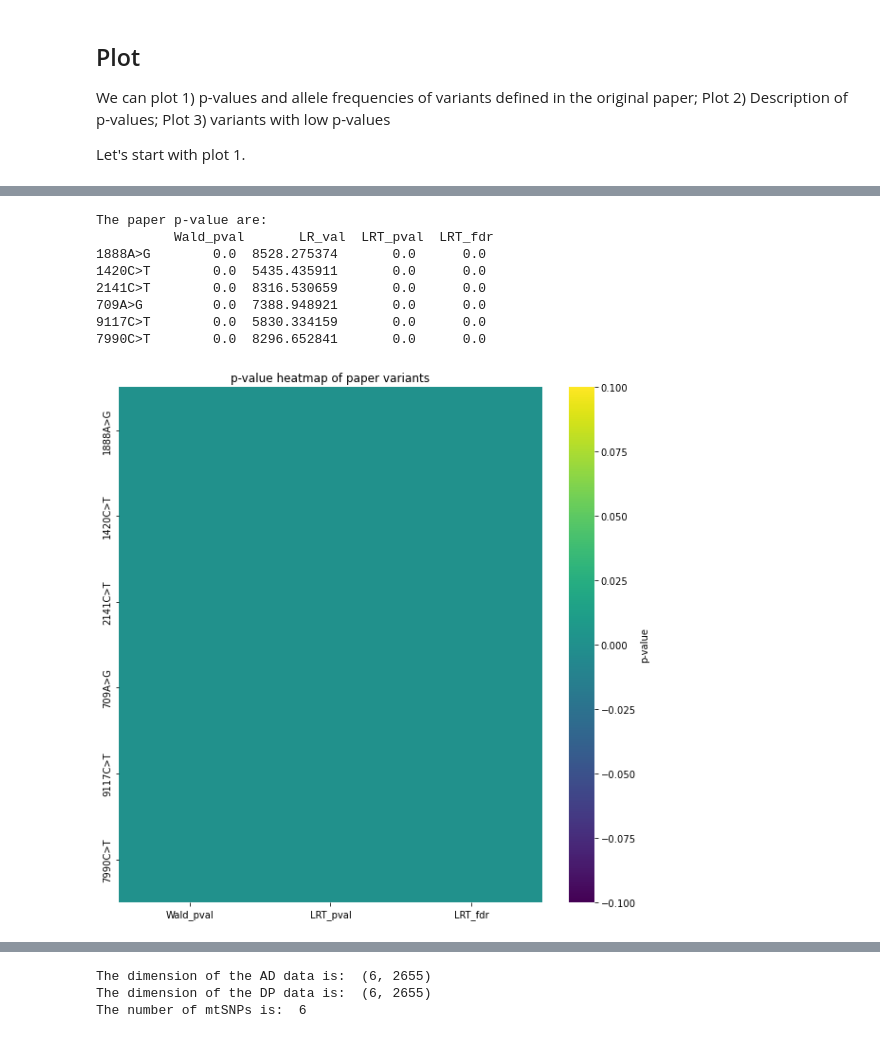
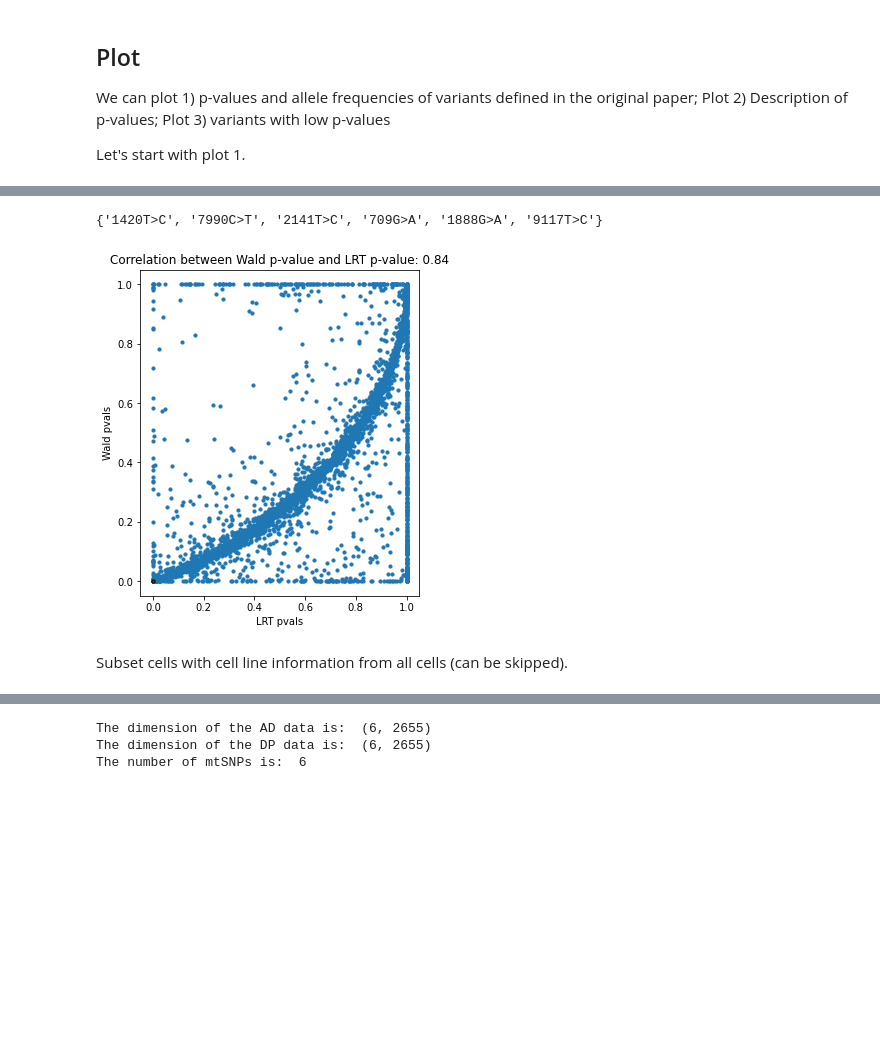
Before and after one commit to linxy29/civet_analysis, a Jupyter notebook: civet_k562bt142_extractVariant.ipynb, the cells around one changed output, grey strips where cells are left out. Cells and saved outputs as stored; diff of their text form; code cells hidden in the pictures; blank space fills up the shorter version.

```diff
--- a/k562_bt142_plots.ipynb
+++ b/civet_k562bt142_extractVariant.ipynb
@@ -110,23 +127,24 @@ The first 10 paper index are:  [1102, 735, 1355, 28, 6654, 5825]
-# %%
-paper_pval = res.iloc[paper_pval_index]
-print("The paper p-value are: \n", paper_pval.head(10))
-## plot the p-value heatmap
-plt.figure(figsize=(10, 10))
-sns.heatmap(paper_pval.drop('LR_val', axis=1), cmap='viridis', cbar_kws={'label': 'p-value'})
-plt.title("p-value heatmap of paper variants")
-## save the plot
-plt.savefig(output_folder + "paperVariants_pval_heatmap.svg", format='svg')
-plt.show()
-# %% [output]
-The paper p-value are:
-          Wald_pval       LR_val  LRT_pval  LRT_fdr
-1888A>G        0.0  8528.275374       0.0      0.0
-1420C>T        0.0  5435.435911       0.0      0.0
-2141C>T        0.0  8316.530659       0.0      0.0
-709A>G         0.0  7388.948921       0.0      0.0
-9117C>T        0.0  5830.334159       0.0      0.0
-7990C>T        0.0  8296.652841       0.0      0.0
-[figure, removed]
+# %%
+print(paper_variants)
+# %% [output]
+{'1420T>C', '7990C>T', '2141T>C', '709G>A', '1888G>A', '9117T>C'}
+# %%
+#candidate_res = res[(res['Wald_pval'] <= 0.05) & (res['LRT_pval'] <= 0.05)]
+selected_rows = res[res.index.isin(paper_variants)]
+
+plt.figure(figsize=(5, 6))
+plt.scatter(x=res['LRT_pval'], y=res['Wald_pval'], s=10)
+plt.scatter(selected_rows['LRT_pval'], selected_rows['Wald_pval'], s=10, label='Selected Variants', color='red', edgecolors='black')
+plt.xlabel('LRT pvals')
+plt.ylabel('Wald pvals')
+correlation = res['LRT_pval'].corr(res['Wald_pval'])
+plt.title(f'Correlation between Wald p-value and LRT p-value: {correlation:.2f}')
+plt.savefig(output_folder + "pval_Wald_LRT.svg", format='svg')
+plt.show()
+# %% [output]
+[figure, added]
+# %% [markdown]
+Subset cells with cell line information from all cells (can be skipped).
 # %%
 ## get indices in mquad data
 mquad_site = [int(re.match(r'\d+', item).group()) for item in k562bt142_mquad.variants]
```
Also changed, not shown: parts of 26 cells of this notebook, 3 other files.
